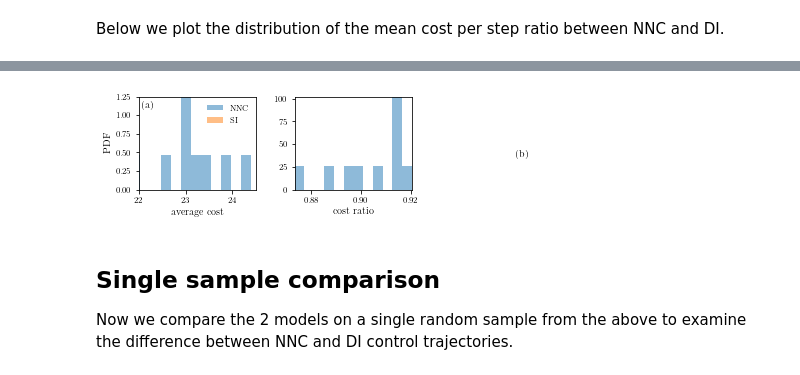
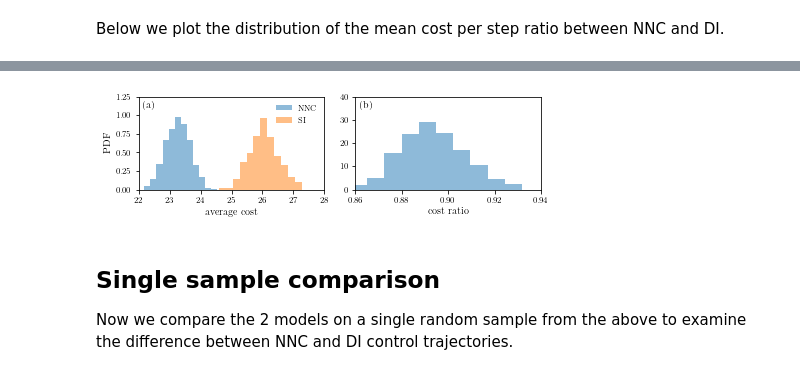
Before and after one commit to kushal-10/inventory-dynamics, a Jupyter notebook: notebooks/imitation_learning_single_index_nnc.ipynb, the cells around one changed output, grey strips where cells are left out. Cells and saved outputs as stored; diff of their text form; code cells hidden in the pictures.

```diff
--- a/notebooks/imitation_learning_single_index_nnc.ipynb
+++ b/notebooks/imitation_learning_single_index_nnc.ipynb
@@ -111,7 +111,7 @@ To reduce the learning variance, we let the order optimizer operate on 7 out of
 # %%
 optimizer = torch.optim.RMSprop(#[dsd.I_0],
                                 list(fcc.parameters()),
-                                lr=5*1e-4
+                                lr=6*1e-4
                                )
 optimizer2 = torch.optim.RMSprop([dsd.I_0],
                                 #list(fcc.parameters()),
@@ -360,37 +360,38 @@ params = {  # 'backend': 'ps',
 rcParams.update(params)
 
 # set nice figure sizes
 fig_width_pt = 469    # Get this from LaTeX using \showthe\columnwidth
 golden_mean = (np.sqrt(5.) - 1.) / 2.  # Aesthetic ratio
 ratio = golden_mean
 inches_per_pt = 1. / 72.27  # Convert pt to inches
 fig_width = fig_width_pt * inches_per_pt  # width in inches
 fig_height = fig_width*ratio  # height in inches
 fig_size = [fig_width, 0.5*fig_height]
 rcParams.update({'figure.figsize': fig_size})
 
 
 fig, ax = plt.subplots(ncols=2)
-ax[0].text(0.02*(24.5-22)+22,0.88*1.25,r"(a)")
+ax[0].text(0.02*(28-22)+22,0.88*1.25,r"(a)")
 ax[0].hist(cost_nn,alpha=0.5,bins=12,density=True,label=r"NNC")
 ax[0].hist(cost_si,alpha=0.5,bins=12,density=True,label=r"SI")
-ax[0].set_xlim(22,24.5)
+ax[0].set_xlim(22,28)
 ax[0].set_ylim(0,1.25)
 ax[0].set_xlabel(r"average cost")
 ax[0].set_ylabel(r"PDF")
 ax[0].legend(loc=1,fontsize=8,frameon=False)
 
-ax[1].text(0.02*(1.04-0.96)+0.96,0.88*40,r"(b)")
+ax[1].text(0.02*(0.94-0.86)+0.86,0.88*40,r"(b)")
 ax[1].hist(cost_ratios,bins=12,alpha=0.5,density=True)
+ax[1].set_xlim(0.86,0.94)
 ax[1].set_ylim(0,40)
 ax[1].set_xlabel(r"cost ratio")
 
 plt.tight_layout()
 plt.margins(0,0)
 plt.savefig("cost_comparison_single_index.png", dpi = 300, bbox_inches = 'tight', pad_inches = 0.05)
 plt.show()
 # %% [output]
-[figure, old version]
+[figure, new version]
 # %% [markdown]
 ## Single sample comparison
 Now we compare the 2 models on a single random sample from the above to examine the difference between NNC and DI control trajectories.
```
Also changed, not shown: parts of 15 cells of this notebook, 11 other files.
